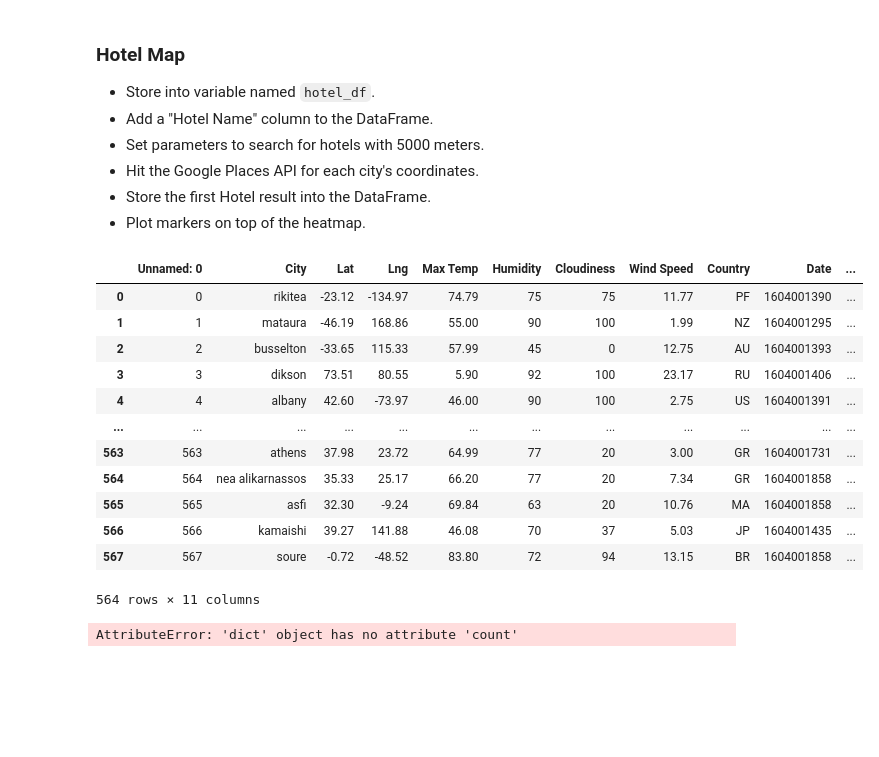
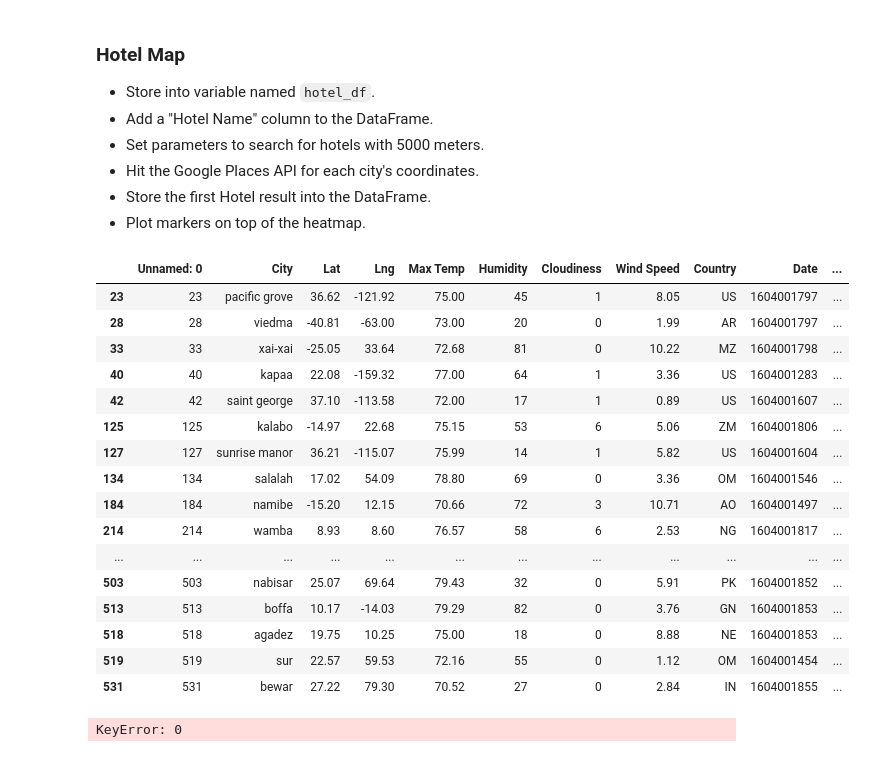
Before and after one commit to khbader101/python_api_challenge, a Jupyter notebook: vacationpy/VacationPy.ipynb, the cells around one changed output. Cells and saved outputs as stored; diff of their text form; code cells hidden in the pictures; blank space fills up the shorter version.

```diff
--- a/vacationpy/VacationPy.ipynb
+++ b/vacationpy/VacationPy.ipynb
@@ -117,43 +117,54 @@ perfect_temp
 * Store the first Hotel result into the DataFrame.
 * Plot markers on top of the heatmap.
 # %%
-hotel_df = pd.DataFrame(city_data)
+hotel_df = pd.DataFrame(perfect_temp)
 
 hotel_df["Hotel Name"] = ""
 
 hotel_df
 # %% [output]
 |  | Unnamed: 0 | City | Lat | Lng | Max Temp | Humidity | Cloudiness | Wind Speed | Country | Date | ... |
-| 0 | 0 | rikitea | -23.12 | -134.97 | 74.79 | 75 | 75 | 11.77 | PF | 1604001390 | ... |
-| 1 | 1 | mataura | -46.19 | 168.86 | 55.00 | 90 | 100 | 1.99 | NZ | 1604001295 | ... |
-| 2 | 2 | busselton | -33.65 | 115.33 | 57.99 | 45 | 0 | 12.75 | AU | 1604001393 | ... |
-| 3 | 3 | dikson | 73.51 | 80.55 | 5.90 | 92 | 100 | 23.17 | RU | 1604001406 | ... |
-| 4 | 4 | albany | 42.60 | -73.97 | 46.00 | 90 | 100 | 2.75 | US | 1604001391 | ... |
+| 23 | 23 | pacific grove | 36.62 | -121.92 | 75.00 | 45 | 1 | 8.05 | US | 1604001797 | ... |
+| 28 | 28 | viedma | -40.81 | -63.00 | 73.00 | 20 | 0 | 1.99 | AR | 1604001797 | ... |
+| 33 | 33 | xai-xai | -25.05 | 33.64 | 72.68 | 81 | 0 | 10.22 | MZ | 1604001798 | ... |
+| 40 | 40 | kapaa | 22.08 | -159.32 | 77.00 | 64 | 1 | 3.36 | US | 1604001283 | ... |
+| 42 | 42 | saint george | 37.10 | -113.58 | 72.00 | 17 | 1 | 0.89 | US | 1604001607 | ... |
+| 125 | 125 | kalabo | -14.97 | 22.68 | 75.15 | 53 | 6 | 5.06 | ZM | 1604001806 | ... |
+| 127 | 127 | sunrise manor | 36.21 | -115.07 | 75.99 | 14 | 1 | 5.82 | US | 1604001604 | ... |
+| 134 | 134 | salalah | 17.02 | 54.09 | 78.80 | 69 | 0 | 3.36 | OM | 1604001546 | ... |
+| 184 | 184 | namibe | -15.20 | 12.15 | 70.66 | 72 | 3 | 10.71 | AO | 1604001497 | ... |
+| 214 | 214 | wamba | 8.93 | 8.60 | 76.57 | 58 | 6 | 2.53 | NG | 1604001817 | ... |
 | ... | ... | ... | ... | ... | ... | ... | ... | ... | ... | ... | ... |
-| 563 | 563 | athens | 37.98 | 23.72 | 64.99 | 77 | 20 | 3.00 | GR | 1604001731 | ... |
-| 564 | 564 | nea alikarnassos | 35.33 | 25.17 | 66.20 | 77 | 20 | 7.34 | GR | 1604001858 | ... |
-| 565 | 565 | asfi | 32.30 | -9.24 | 69.84 | 63 | 20 | 10.76 | MA | 1604001858 | ... |
-| 566 | 566 | kamaishi | 39.27 | 141.88 | 46.08 | 70 | 37 | 5.03 | JP | 1604001435 | ... |
-| 567 | 567 | soure | -0.72 | -48.52 | 83.80 | 72 | 94 | 13.15 | BR | 1604001858 | ... |
+| 503 | 503 | nabisar | 25.07 | 69.64 | 79.43 | 32 | 0 | 5.91 | PK | 1604001852 | ... |
+| 513 | 513 | boffa | 10.17 | -14.03 | 79.29 | 82 | 0 | 3.76 | GN | 1604001853 | ... |
+| 518 | 518 | agadez | 19.75 | 10.25 | 75.00 | 18 | 0 | 8.88 | NE | 1604001853 | ... |
+| 519 | 519 | sur | 22.57 | 59.53 | 72.16 | 55 | 0 | 1.12 | OM | 1604001454 | ... |
+| 531 | 531 | bewar | 27.22 | 79.30 | 70.52 | 27 | 0 | 2.84 | IN | 1604001855 | ... |
-564 rows × 11 columns
 # %%
-base_url = "https://maps.googleapis.com/maps/api/place/nearbysearch/json"
-
+hotel_name = []
 coordinates = f"{hotel_df['Lat'][0]}, {hotel_df['Lng'][0]}"
 
-
-params = {
+for index, row in hotel_df.iterrows():
+    params = {
     "location": coordinates,
     "keyword": "hotel",
     "radius": 5000,
     "type": "hotel",
     "key": g_key
-}
+    }
 
-response = requests.get(base_url, params=params).json()
-response
+    base_url = "https://maps.googleapis.com/maps/api/place/nearbysearch/json"
+    response = requests.get(base_url, params=params)
+    response_json = response.json()
+    try:
+        hotel_name.append(response_json['results'][0]['name'])
+    except:
+        hotel_name.append("")
+
+hotel_df["Hotel Name"] = hotel_name
+hotel_df.head()
 # %% [output]
-AttributeError: 'dict' object has no attribute 'count'
+KeyError: 0
 # %%
 # NOTE: Do not change any of the code in this cell
 
```
Also changed, not shown: parts of 1 cell of this notebook.
